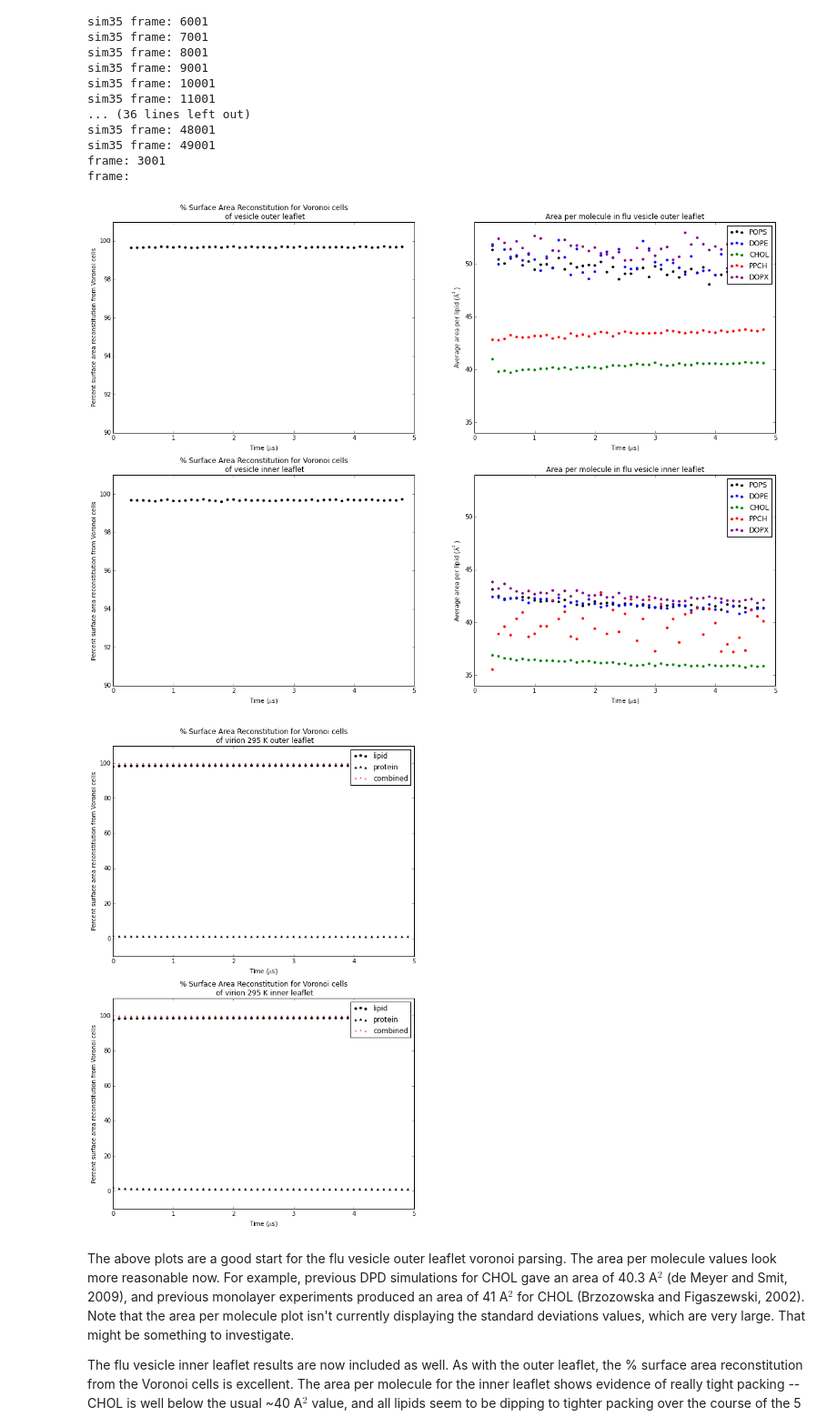
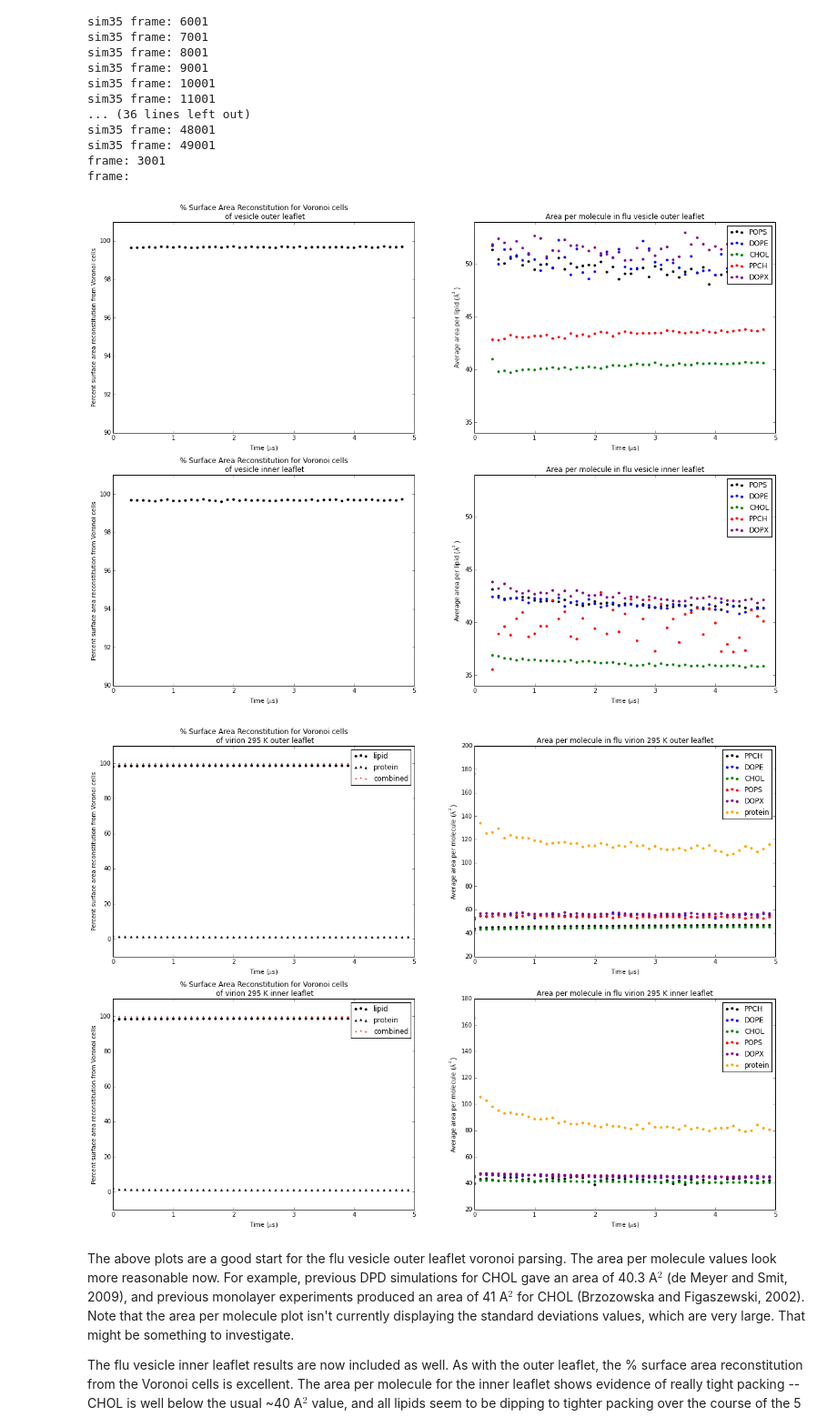
Before and after one commit to tylerjereddy/viral_voronoi_analysis, a Jupyter notebook: spherical_Voronoi_virus_analysis.ipynb, the cells around one changed output. Shown at 91% size. Drawn from its saved outputs; the diff is of its cells as text; code cells hidden in the pictures.

Commit message:
-spherical_Voronoi_virus_analysis.ipynb: -plotted the area per molecule data for sim35 (looks very sensible / interesting, even for proteins)
-voronoi_analysis_library.py:

```diff
--- a/spherical_Voronoi_virus_analysis.ipynb
+++ b/spherical_Voronoi_virus_analysis.ipynb
@@ -708,34 +708,65 @@ sim35_array_percent_surface_area_reconstitution_protein_outer_leaflet = numpy.ar
 sim35_array_percent_surface_area_reconstitution_protein_inner_leaflet = numpy.array(sim35_list_percent_surface_area_reconstitution_from_proteins_only_inner_leaflet)
 sim35_combined_percent_reconstitution_array_outer_leaflet = sim35_array_percent_surface_area_reconstitution_lipid_outer_leaflet + sim35_array_percent_surface_area_reconstitution_protein_outer_leaflet
 sim35_combined_percent_reconstitution_array_inner_leaflet = sim35_array_percent_surface_area_reconstitution_lipid_inner_leaflet + sim35_array_percent_surface_area_reconstitution_protein_inner_leaflet
 
 
 
 sim35_ax_1.scatter(sim35_array_time_values,sim35_array_percent_surface_area_reconstitution_lipid_outer_leaflet,c='black',edgecolor='None',label='lipid',marker='o')
 sim35_ax_1.scatter(sim35_array_time_values,sim35_array_percent_surface_area_reconstitution_protein_outer_leaflet,c='black',edgecolor='None',label='protein',marker='^')
 sim35_ax_1.scatter(sim35_array_time_values,sim35_combined_percent_reconstitution_array_outer_leaflet,c='red',edgecolor='None',label='combined',marker='.')
 sim35_ax_1.set_ylim(-10,110)
 sim35_ax_1.set_xlim(0,5)
 sim35_ax_1.set_ylabel('Percent surface area reconstitution from Voronoi cells')
 sim35_ax_1.set_xlabel('Time ($\mu$s)')
 sim35_ax_1.legend()
 sim35_ax_1.set_title('% Surface Area Reconstitution for Voronoi cells\n of virion 295 K outer leaflet')
 
+sim35_ax_2 = fig_sim35_preliminary.add_subplot('222')
+color_list = ['black','blue','green','red','purple','orange']
+index = 0
+for residue_name, subdictionary in sim35_dictionary_headgroup_data.iteritems():
+    color = color_list[index]
+    array_voronoi_cell_areas = numpy.array(subdictionary['voronoi_cell_avg_values_list'])
+    array_voronoi_cell_std_dev = numpy.array(subdictionary['voronoi_cell_std_values_list'])
+    sim35_ax_2.scatter(sim35_array_time_values,array_voronoi_cell_areas,label=residue_name,edgecolor='None',color=color)
+    index += 1
+sim35_ax_2.legend()
+sim35_ax_2.set_ylabel('Average area per molecule ($\AA^2$)')
+sim35_ax_2.set_xlim(0,5)
+sim35_ax_2.set_xlabel('Time ($\mu$s)')
+sim35_ax_2.set_title('Area per molecule in flu virion 295 K outer leaflet')
+#sim35_ax_2.set_ylim(34,54)
+
 sim35_ax_3 = fig_sim35_preliminary.add_subplot('223')
 sim35_ax_3.scatter(sim35_array_time_values,sim35_array_percent_surface_area_reconstitution_lipid_inner_leaflet,c='black',edgecolor='None',label='lipid',marker='o')
 sim35_ax_3.scatter(sim35_array_time_values,sim35_array_percent_surface_area_reconstitution_protein_inner_leaflet,c='black',edgecolor='None',label='protein',marker='^')
 sim35_ax_3.scatter(sim35_array_time_values,sim35_combined_percent_reconstitution_array_inner_leaflet,c='red',edgecolor='None',label='combined',marker='.')
 sim35_ax_3.set_ylim(-10,110)
 sim35_ax_3.set_xlim(0,5)
 sim35_ax_3.set_ylabel('Percent surface area reconstitution from Voronoi cells')
 sim35_ax_3.set_xlabel('Time ($\mu$s)')
 sim35_ax_3.legend()
 sim35_ax_3.set_title('% Surface Area Reconstitution for Voronoi cells\n of virion 295 K inner leaflet')
 
+sim35_ax_4 = fig_sim35_preliminary.add_subplot('224')
+index = 0
+for residue_name, subdictionary in sim35_dictionary_headgroup_data.iteritems():
+    color = color_list[index]
+    array_voronoi_cell_areas = numpy.array(subdictionary['voronoi_cell_avg_values_list_inner_leaflet'])
+    array_voronoi_cell_std_dev = numpy.array(subdictionary['voronoi_cell_std_values_list_inner_leaflet'])
+    sim35_ax_4.scatter(sim35_array_time_values,array_voronoi_cell_areas,label=residue_name,edgecolor='None',color=color)
+    index += 1
+sim35_ax_4.legend()
+sim35_ax_4.set_ylabel('Average area per molecule ($\AA^2$)')
+sim35_ax_4.set_xlim(0,5)
+sim35_ax_4.set_xlabel('Time ($\mu$s)')
+sim35_ax_4.set_title('Area per molecule in flu virion 295 K inner leaflet')
+#sim35_ax_4.set_ylim(34,54)
+
 fig_sim35_preliminary.set_size_inches(20,14)
 # %% [output]
 [figure]
-[figure, old version]
+[figure, new version]
 # %% [markdown]
 The above plots are a good start for the flu vesicle outer leaflet voronoi parsing. The area per molecule values look more reasonable now. For example, previous DPD simulations for CHOL gave an area of 40.3 A$^2$ (de Meyer and Smit, 2009), and previous monolayer experiments produced an area of 41 A$^2$ for CHOL (Brzozowska and Figaszewski, 2002). Note that the area per molecule plot isn't currently displaying the standard deviations values, which are very large. That might be something to investigate.
 
```
